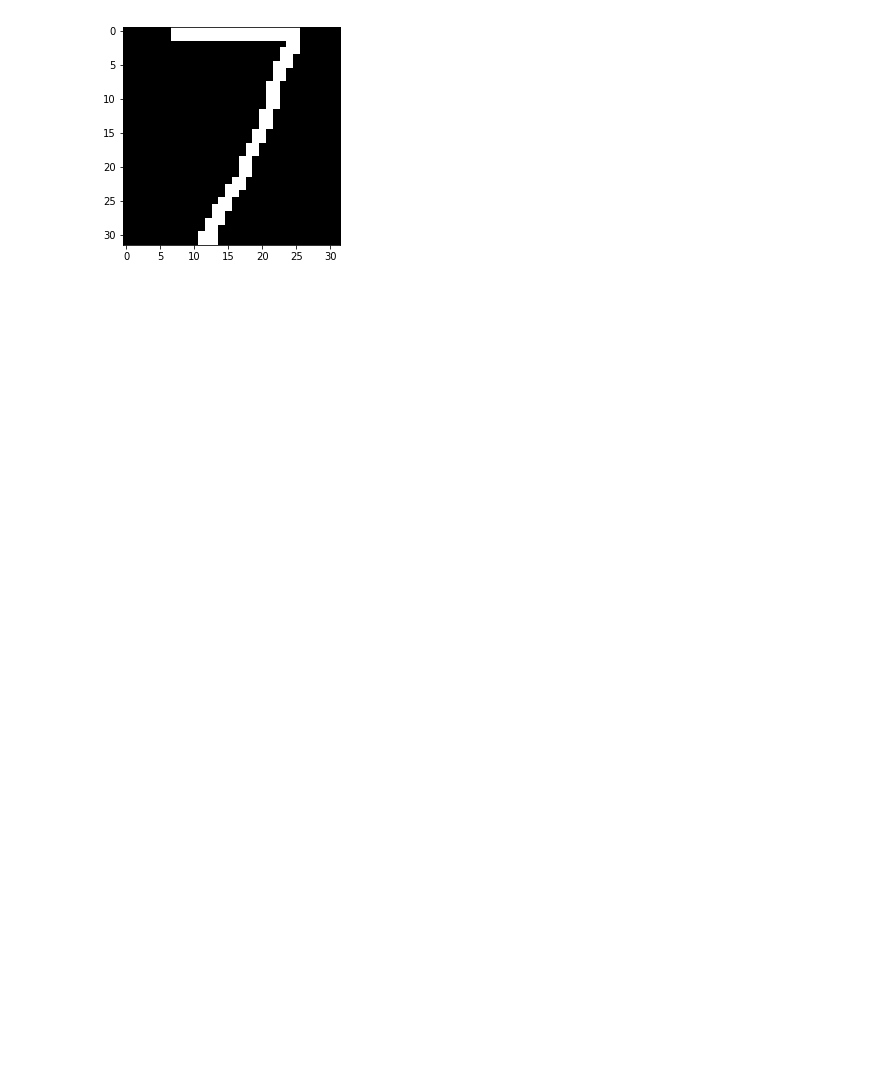
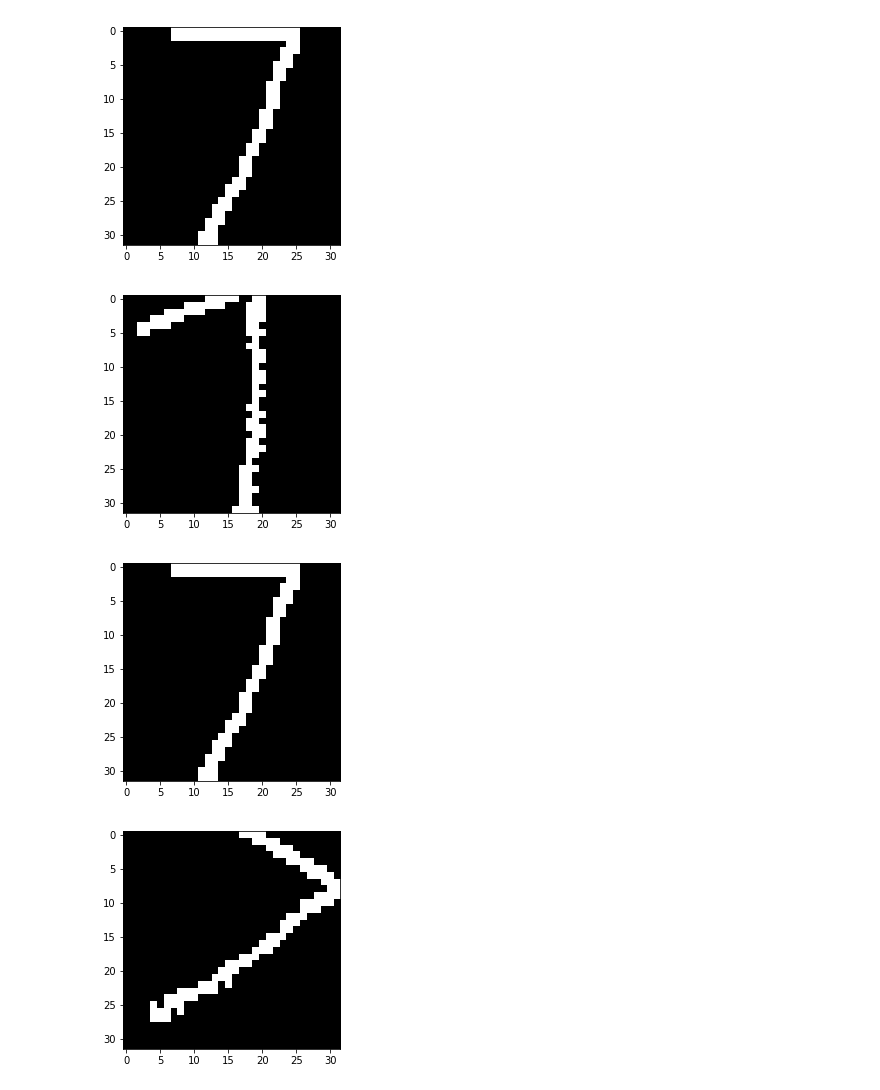
Before and after one commit to DucAnhPhi/image-input-calc, a Jupyter notebook: training.ipynb, the cells around one changed output. Saved outputs shown, nothing was run; the diff lists cells and outputs as text; code cells hidden in the pictures; blank space fills up the shorter version.

```diff
--- a/training.ipynb
+++ b/training.ipynb
@@ -100,8 +102,12 @@ Img Shape: torch.Size([3, 32, 32])
 Number of Labels: 19
 # %%
 from torchvision import transforms
-test_img = transforms.ToPILImage()(hasy_train.data[0])
-plt.imshow(test_img, cmap='gray')
-plt.show()
+for i in range(5):
+    test_img = transforms.ToPILImage()(hasy_train.data[i])
+    plt.imshow(test_img, cmap='gray')
+    plt.show()
 # %% [output]
 [figure]
+[figure, added]
+[figure, added]
+[figure, added]
```
Also changed, not shown: parts of 6 cells of this notebook, 3 other files.
